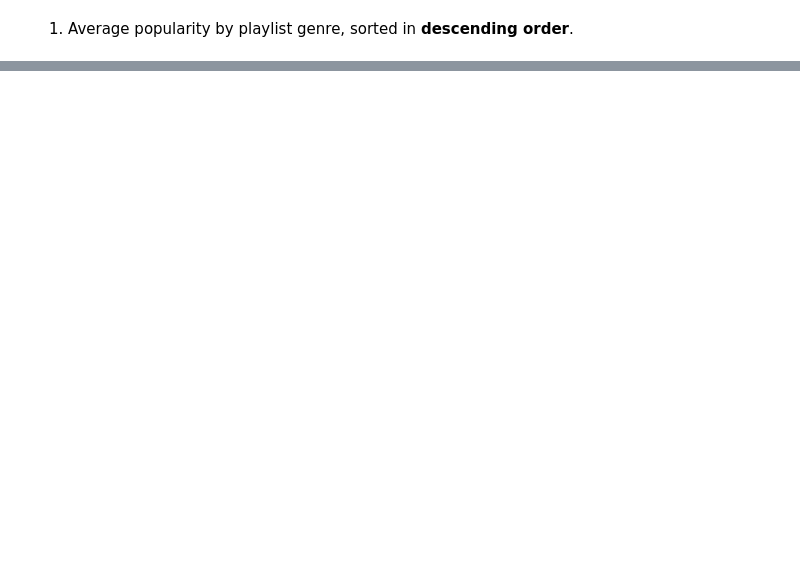
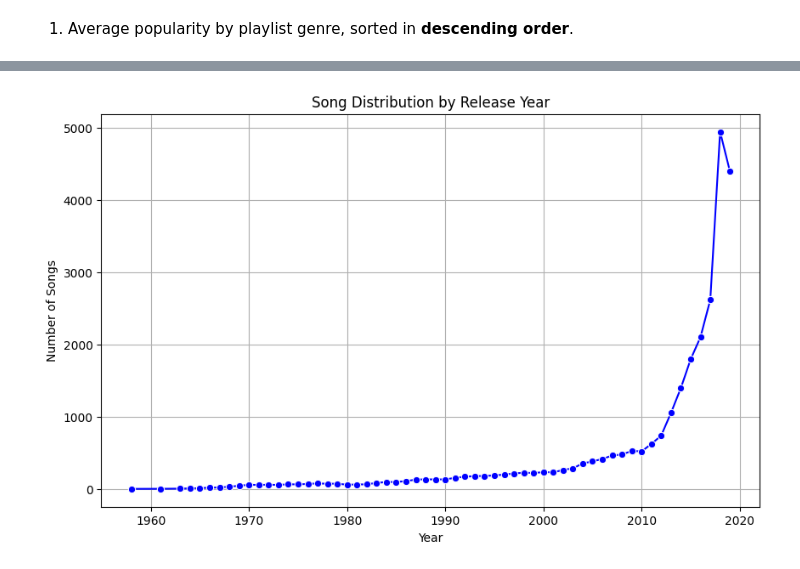
Before and after one commit to Darknight47/Data-Science-Project-02, a Jupyter notebook: music_recommendation.ipynb, the cells around one changed output, grey strips where cells are left out. Drawn from its saved outputs; the diff is of its cells as text; code cells hidden in the pictures; blank space fills up the shorter version.

```diff
--- a/music_recommendation.ipynb
+++ b/music_recommendation.ipynb
@@ -94,0 +103,20 @@ plt.show()
+# %%
+# There is a feature called 'track_album_release_date' which we can use.
+dataset['year'] = pd.to_datetime(dataset['track_album_release_date'], errors='coerce').dt.year
+# %%
+# Counting the number of songs released eac year.
+yearly_tracks = dataset['year'].value_counts().sort_index()
+
+# Smoothing the trend with a rolling average
+yearly_tracks_smoothed = yearly_tracks.rolling(window=3, center=True).mean()
+# %%
+# Plotting the smoothed trend with annotations and color coding
+plt.figure(figsize=(10, 6))
+sns.lineplot(x=yearly_tracks_smoothed.index, y=yearly_tracks_smoothed.values, marker='o', color='blue')
+plt.title('Song Distribution by Release Year')
+plt.xlabel('Year')
+plt.ylabel('Number of Songs')
+plt.grid(True)
+plt.show()
+# %% [output]
+[figure, added]
```
Also changed, not shown: parts of 2 cells of this notebook.
